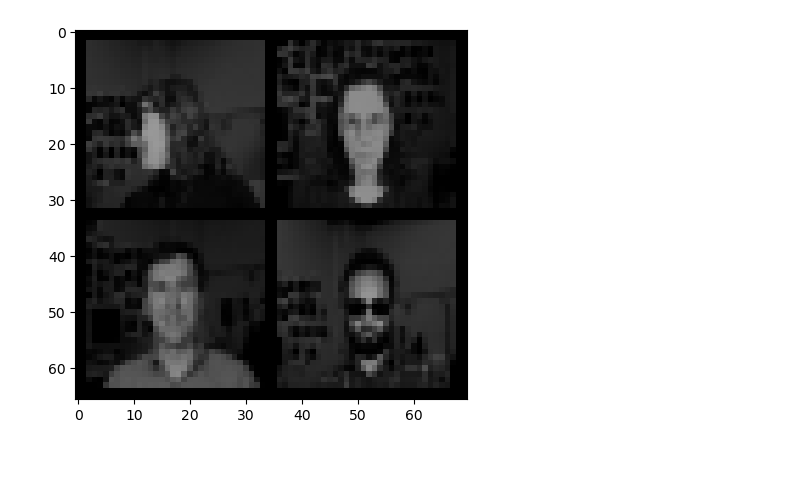
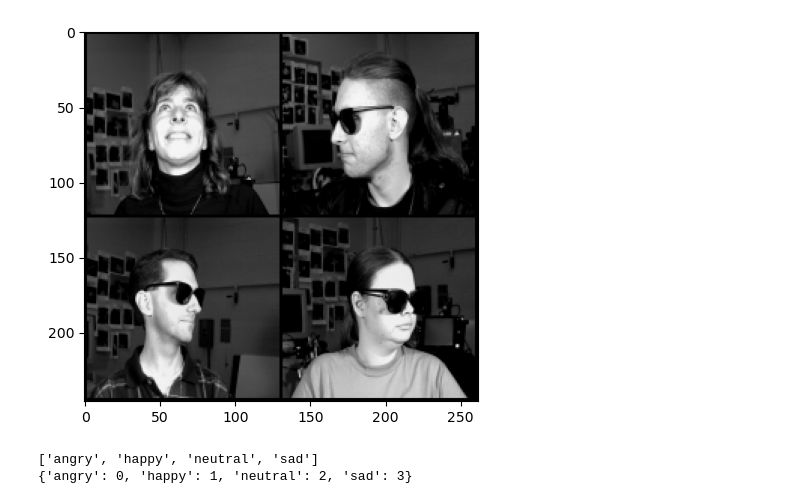
Before and after one commit to chuanqichen/STATS-315B_Final_Project, a Jupyter notebook: reports.ipynb, the cells around one changed output. Drawn from its saved outputs; the diff is of its cells as text; code cells hidden in the pictures; blank space fills up the shorter version.

Commit message:
modified:   model.py 	modified:   reports.ipynb 	modified:   train.py

```diff
--- a/reports.ipynb
+++ b/reports.ipynb
@@ -12,9 +19,18 @@ model_graph.visual_graph
 # %%
 # pose
 task_reader=dataset_pose_task_loader
-train_dataset = ImageTargetDataset("./data/", "trainset/all_train.list", task_reader=task_reader)
+train_dataset = ImageTargetDataset("./data/", "trainset/all_train.list_1", task_reader=task_reader)
 train_dataloader = torch.utils.data.DataLoader(train_dataset, batch_size=4, shuffle=True)
 train_features, train_labels = next(iter(train_dataloader))
 imshow(torchvision.utils.make_grid(train_features.permute(0, 3, 1, 2), nrow=2))
 # %% [output]
-[figure, old version]
+[figure, new version]
+# %%
+# expression
+FER_train_dataset, FER_val_dataset, FER_test_dataset = data_util.getFERDataset()
+#train_combined_dataset = ConcatDataset([train_dataset, FER_train_dataset])
+#train_dataloader = torch.utils.data.DataLoader(train_combined_dataset, batch_size=batch_size, shuffle=True, num_workers=4)
+train_dataloader = torch.utils.data.DataLoader(FER_train_dataset, batch_size=4, shuffle=True, num_workers=1)
+# %% [output]
+['angry', 'happy', 'neutral', 'sad']
+{'angry': 0, 'happy': 1, 'neutral': 2, 'sad': 3}
```
Also changed, not shown: parts of 7 cells of this notebook, 2 other files.
